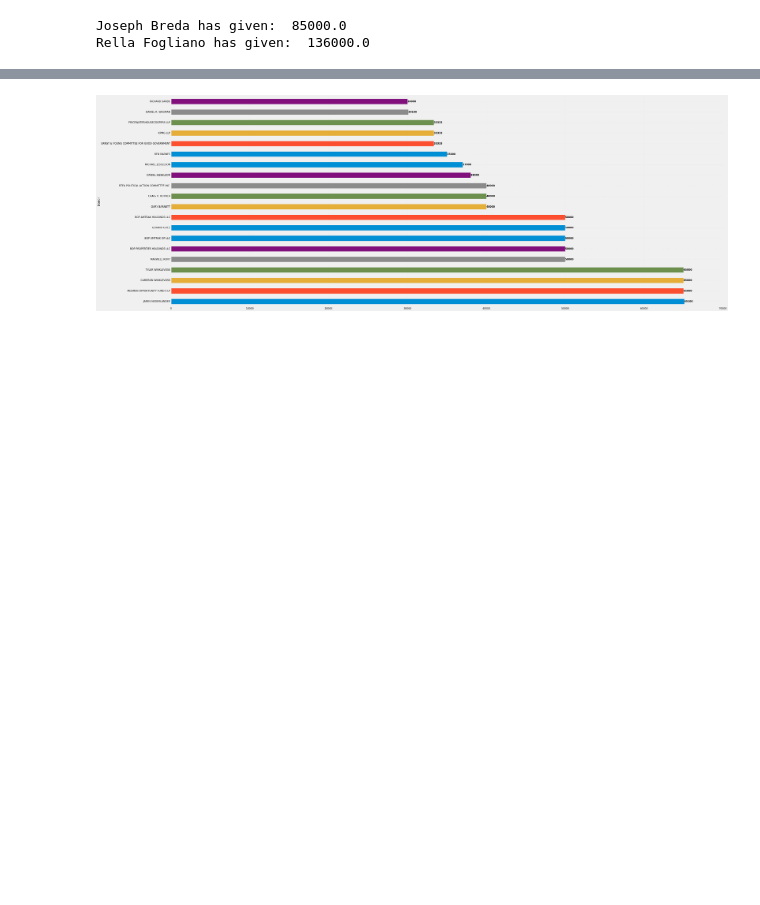
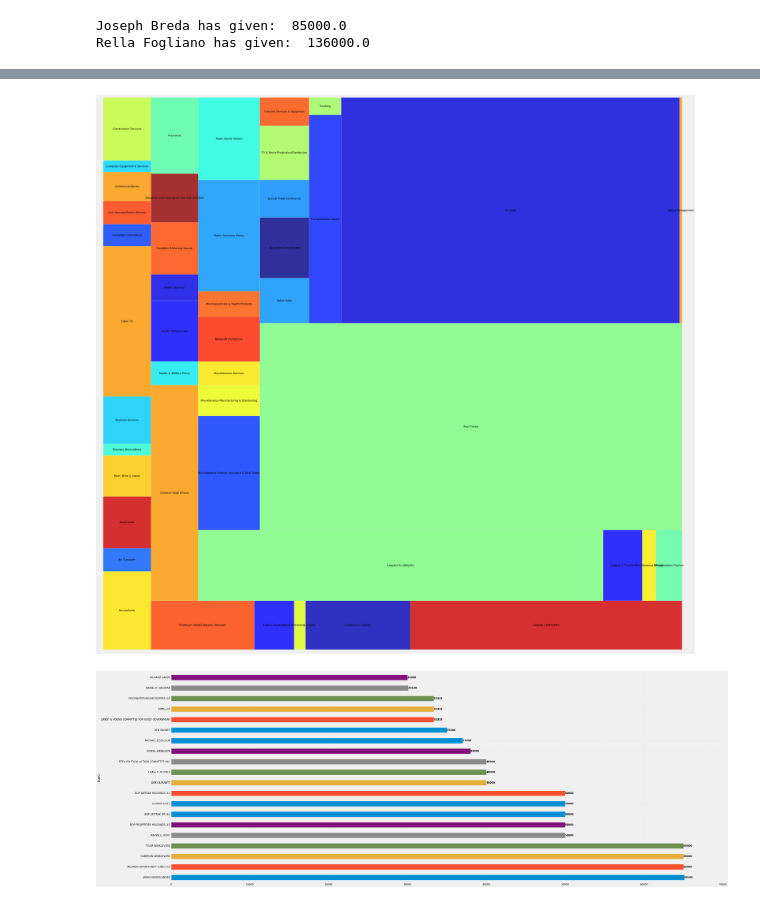
Before and after one commit to kromreig/warchest_cuomo_indy, a Jupyter notebook: Cuomo_Campaign_Finance.ipynb, the cells around one changed output, grey strips where cells are left out. Saved outputs shown, nothing was run; the diff lists cells and outputs as text; code cells hidden in the pictures; blank space fills up the shorter version.

```diff
--- a/Cuomo_Campaign_Finance.ipynb
+++ b/Cuomo_Campaign_Finance.ipynb
@@ -715,0 +836,12 @@ plt.savefig('topdonors.pdf')
+# %%
+#About fifteen firms that are uncoded and have realty in their name. They are definitely Real Estate.
+merged.loc[(merged['General_Industry'].str.contains("Uncoded",na=False))&(merged['Donor'].str.contains("REALTY", na=False)), 'General_Industry']='Real Estate'
+#Eastdil Secured is a "premier real estate investment bank"
+merged.loc[merged['Address']=='40 WEST 57TH STREET NEW YORK, NY, 10019', 'Parent_Org_or_Employer']='Eastdil Secured'
+merged.loc[merged['Address']=='40 WEST 57TH STREET NEW YORK, NY, 10019', 'General_Industry']='Real Estate'
+
+#Richman Group
+merged.loc[merged['Address']=='340 PEMBERWICK ROAD GREENWICH, CT, 06831', 'Parent_Org_or_Employer']='Richman Group'
+merged.loc[merged['Address']=='340 PEMBERWICK ROAD GREENWICH, CT, 06831', 'General_Industry']='Real Estate'
+
+merged[merged['General_Industry']=='Uncoded'].groupby('Address')['Amount_boe'].sum().sort_values(ascending=False)
@@ -716,3 +866,15 @@ plt.savefig('topdonors.pdf')
+# %%
+squares = merged['2017-01-01':].groupby('General_Industry')['Amount_boe'].sum().to_frame().reset_index()
+squares.loc[squares['Amount_boe']<10000, 'General_Industry']='Industries that have given less than $50,000'
+squares = squares.groupby('General_Industry')['Amount_boe'].sum().to_frame().reset_index()
+
+# If you have a data frame?
+plt.figure(figsize=(50,50))
+squarify.plot(sizes=squares['Amount_boe'], label=squares['General_Industry'], alpha=.8 )
+plt.axis('off')
+plt.show()
+# %% [output]
+[figure, added]
 # %%
 plt.figure(figsize=(50,20))
 ax=df_warchest['2018-01-01':'2018-12-31']\
```
Also changed, not shown: parts of 71 cells of this notebook.
